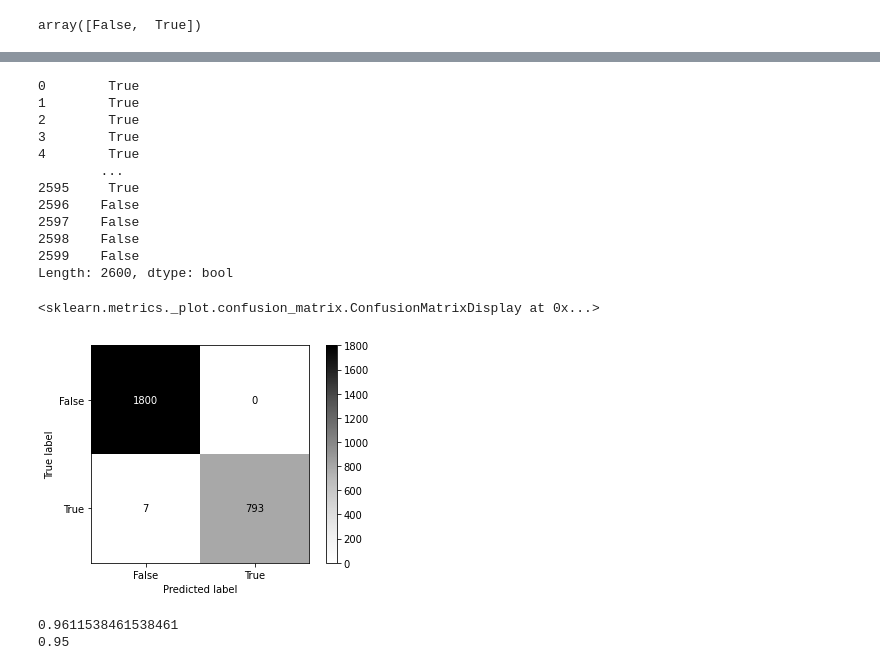
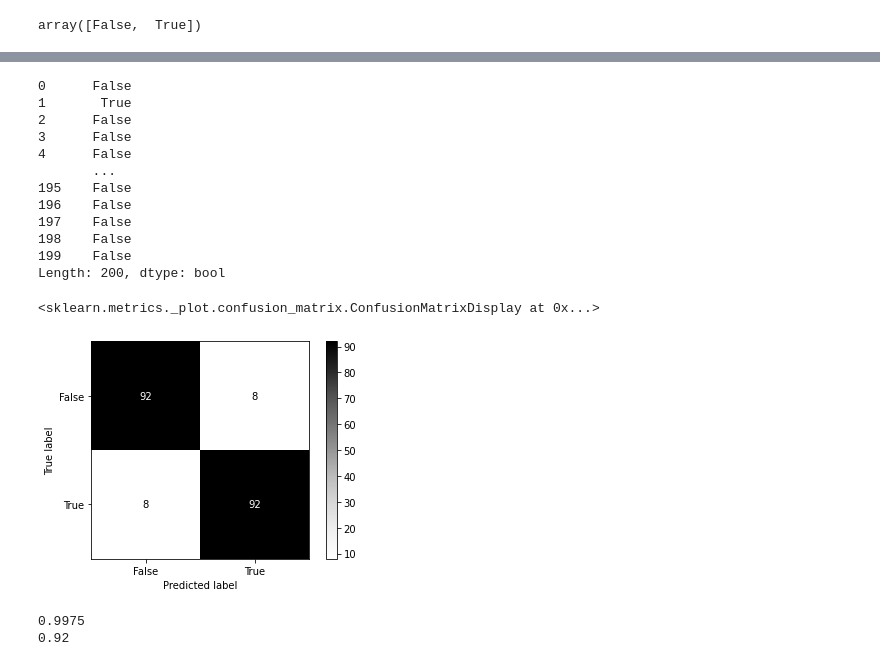
Before and after one commit to denis-james/Credit-C-Fraud, a Jupyter notebook: The Model.ipynb, the cells around one changed output, grey strips where cells are left out. Saved outputs shown, nothing was run; the diff lists cells and outputs as text; code cells hidden in the pictures.

```diff
--- a/The Model.ipynb
+++ b/The Model.ipynb
@@ -104,7 +104,8 @@ array([False,  True])
 # %%
 # Splitting Dataset into False and True Test/Train Sets
 TrueTrainCases=Transaction_Info[Transaction_Info.fraudLabel==True].sample(800)
-TrueTestCases=pd.concat([Transaction_Info[Transaction_Info.fraudLabel==True],TrueTrainCases]).drop_duplicates(keep=False)#Transaction_Info-TrueTrainCases
+All_Other_True_Cases=pd.concat([Transaction_Info[Transaction_Info.fraudLabel==True],TrueTrainCases]).drop_duplicates(keep=False)#Transaction_Info-TrueTrainCases
+TrueTestCases=pd.concat([All_Other_True_Cases,TrueTrainCases.sample(50)])
 FalseTrainCases=Transaction_Info[Transaction_Info.fraudLabel==False].sample(1800)
 FalseTestCases=pd.concat([Transaction_Info[Transaction_Info.fraudLabel==False],FalseTrainCases]).drop_duplicates(keep=False)#Transaction_Info-FalseTrainCases
 # %%
@@ -186,7 +187,7 @@ Fitting 5 folds for each of 3920 candidates, totalling 19600 fits
 [CV 3/5] END bootstrap=False, criterion=gini, max_depth=9, max_features=auto, min_samples_l
 # %%
 #Preparing Test Data
-TheTestData=pd.concat([TrueTestCases,FalseTestCases.sample(50)])[TrainingIndex+['fraudLabel']]
+TheTestData=pd.concat([TrueTestCases,FalseTestCases.sample(100)])[TrainingIndex+['fraudLabel']]
 # %%
 TheTestData.fraudLabel
 # %% [output]
@@ -205,30 +231,30 @@ Name: fraudLabel, Length: 100, dtype: bool
 # %%
 #Test Predictions
-Predictions=pd.Series(random_model.predict(TheTrainData[TrainingIndex]))
-Results=TheTrainData.fraudLabel;    Results=Results.reset_index().fraudLabel
+Predictions=pd.Series(random_model.predict(TheTestData[TrainingIndex]))
+Results=TheTestData.fraudLabel;    Results=Results.reset_index().fraudLabel
 print(Predictions)
+
+
+#Performance of the Classifier on Test Data
+metrics.ConfusionMatrixDisplay(metrics.confusion_matrix(list(Results),list(Predictions)),display_labels=["False","True"]).plot(cmap='Greys')
 # %% [output]
-0        True
-1        True
-2        True
-3        True
-4        True
-        ...
-2595     True
-2596    False
-2597    False
-2598    False
-2599    False
-Length: 2600, dtype: bool
+0      False
+1       True
+2      False
+3      False
+4      False
+       ...
+195    False
+196    False
+197    False
+198    False
+199    False
+Length: 200, dtype: bool
+<sklearn.metrics._plot.confusion_matrix.ConfusionMatrixDisplay at 0x...>
+[figure, added]
-# %%
-#Performance of the Classifier
-metrics.ConfusionMatrixDisplay(metrics.confusion_matrix(list(Results),list(Predictions)),display_labels=["False","True"]).plot(cmap='Greys')
-# %% [output]
-<sklearn.metrics._plot.confusion_matrix.ConfusionMatrixDisplay at 0x...>
-[figure, removed]
 # %%
-print(random_model.score(TheTrainData[TrainingIndex],TheTrainData.fraudLabel))
+print(random_model.score(Testing_On_Train_Data[TrainingIndex],Testing_On_Train_Data.fraudLabel))
 print(random_model.score(TheTestData[TrainingIndex],TheTestData.fraudLabel))
 # %% [output]
-0.9611538461538461
-0.95
+0.9975
+0.92
```
Also changed, not shown: parts of 6 cells of this notebook.
